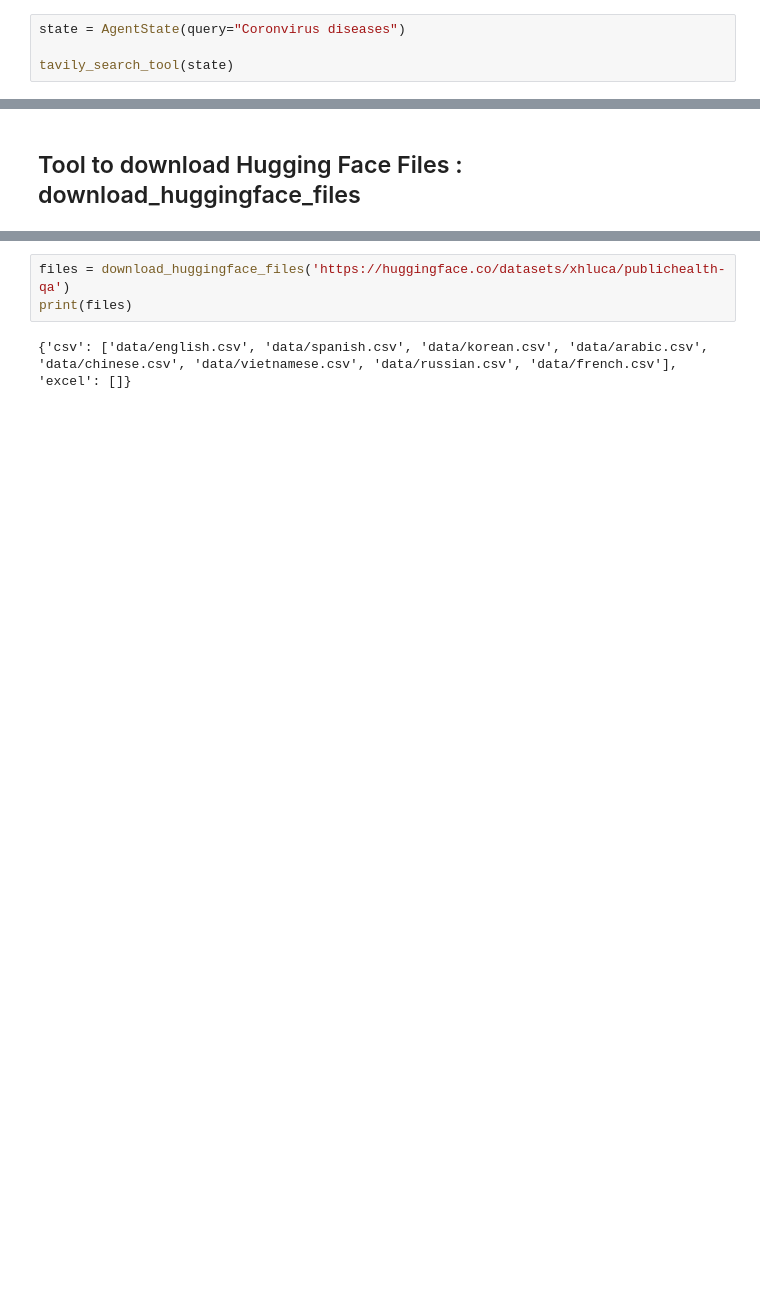
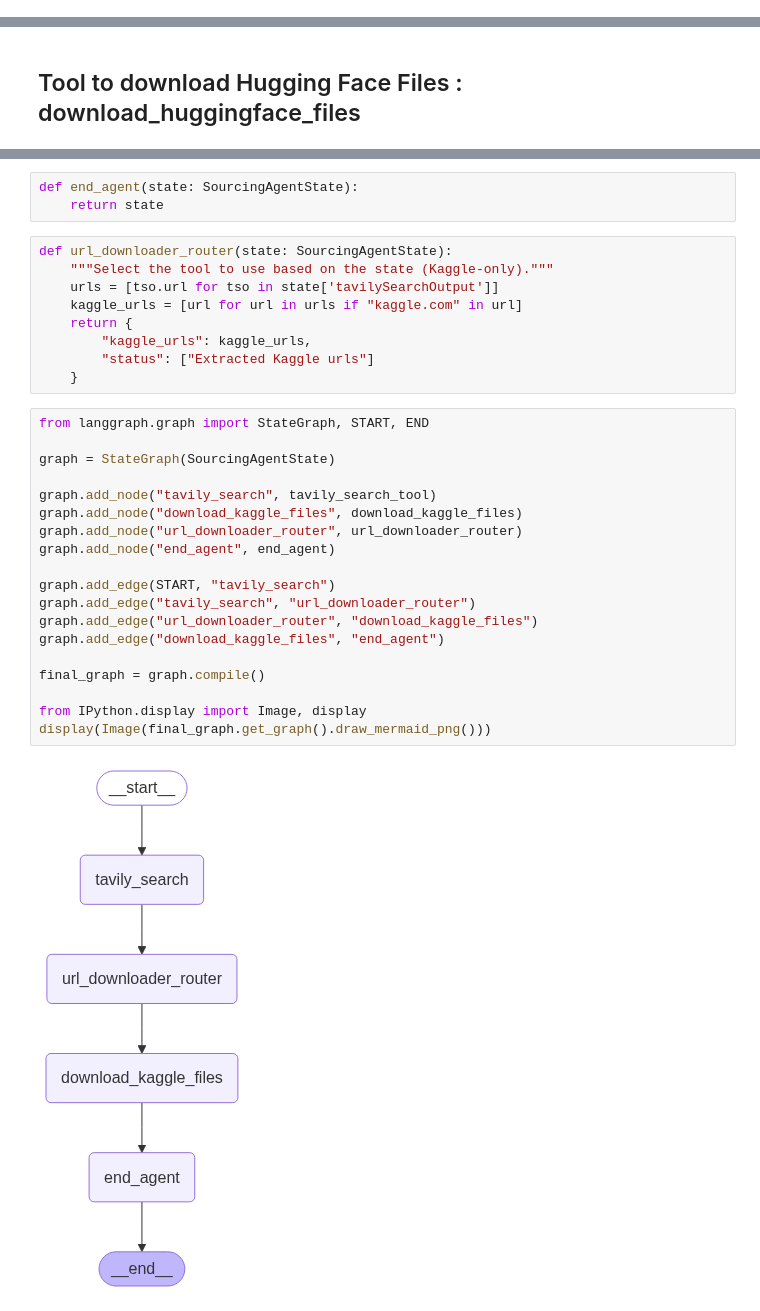
Before and after one commit to riyanshibohra/Nexora, a Jupyter notebook: test_2.ipynb, the cells around one changed output, grey strips where cells are left out. Cells and saved outputs as stored; diff of their text form; blank space fills up the shorter version.

Commit message:
final working (only kaggle) data gatherer workflow

```diff
--- a/test_2.ipynb
+++ b/test_2.ipynb
@@ -138,4 +133,0 @@ def tavily_search_tool(state: AgentState):
-# %%
-state = AgentState(query="Coronvirus diseases")
-
-tavily_search_tool(state)
@@ -300,5 +215,33 @@ def download_huggingface_files(url: str, data_dir: str = './data') -> dict[str,
-# %%
-files = download_huggingface_files('https://huggingface.co/datasets/xhluca/publichealth-qa')
-print(files)
-# %% [output]
-{'csv': ['data/english.csv', 'data/spanish.csv', 'data/korean.csv', 'data/arabic.csv', 'data/chinese.csv', 'data/vietnamese.csv', 'data/russian.csv', 'data/french.csv'], 'excel': []}
+# %%
+def end_agent(state: SourcingAgentState):
+    return state
+# %%
+def url_downloader_router(state: SourcingAgentState):
+    """Select the tool to use based on the state (Kaggle-only)."""
+    urls = [tso.url for tso in state['tavilySearchOutput']]
+    kaggle_urls = [url for url in urls if "kaggle.com" in url]
+    return {
+        "kaggle_urls": kaggle_urls,
+        "status": ["Extracted Kaggle urls"]
+    }
+# %%
+from langgraph.graph import StateGraph, START, END
+
+graph = StateGraph(SourcingAgentState)
+
+graph.add_node("tavily_search", tavily_search_tool)
+graph.add_node("download_kaggle_files", download_kaggle_files)
+graph.add_node("url_downloader_router", url_downloader_router)
+graph.add_node("end_agent", end_agent)
+
+graph.add_edge(START, "tavily_search")
+graph.add_edge("tavily_search", "url_downloader_router")
+graph.add_edge("url_downloader_router", "download_kaggle_files")
+graph.add_edge("download_kaggle_files", "end_agent")
+
+final_graph = graph.compile()
+
+from IPython.display import Image, display
+display(Image(final_graph.get_graph().draw_mermaid_png()))
+# %% [output]
+[figure, added]
```
Also changed, not shown: parts of 8 cells of this notebook.
